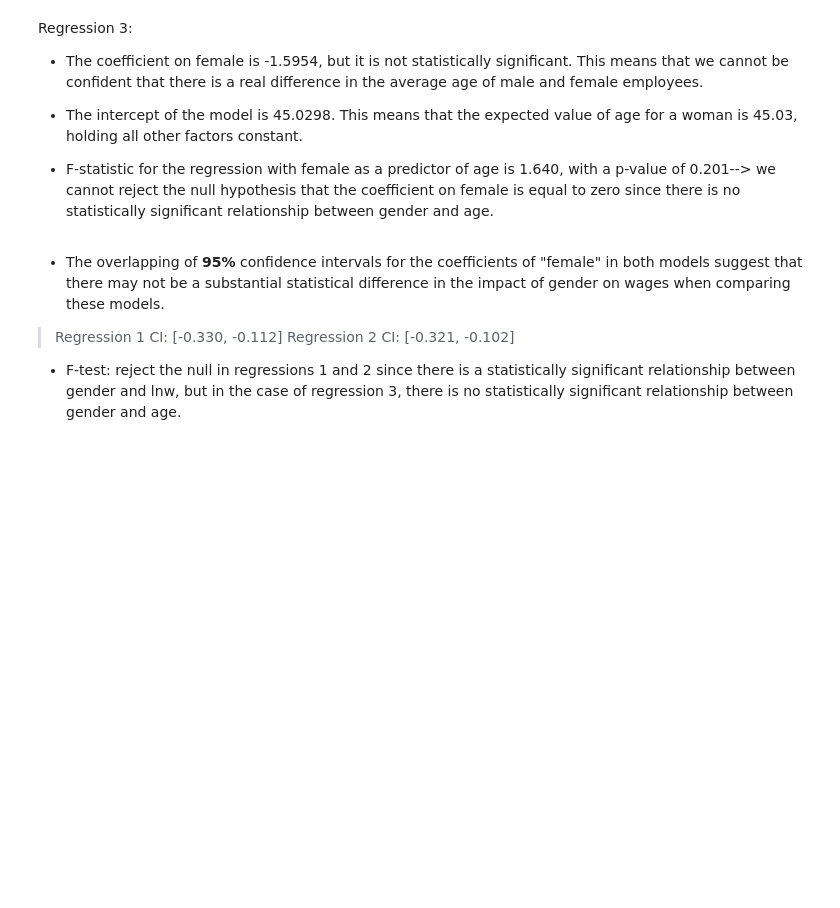
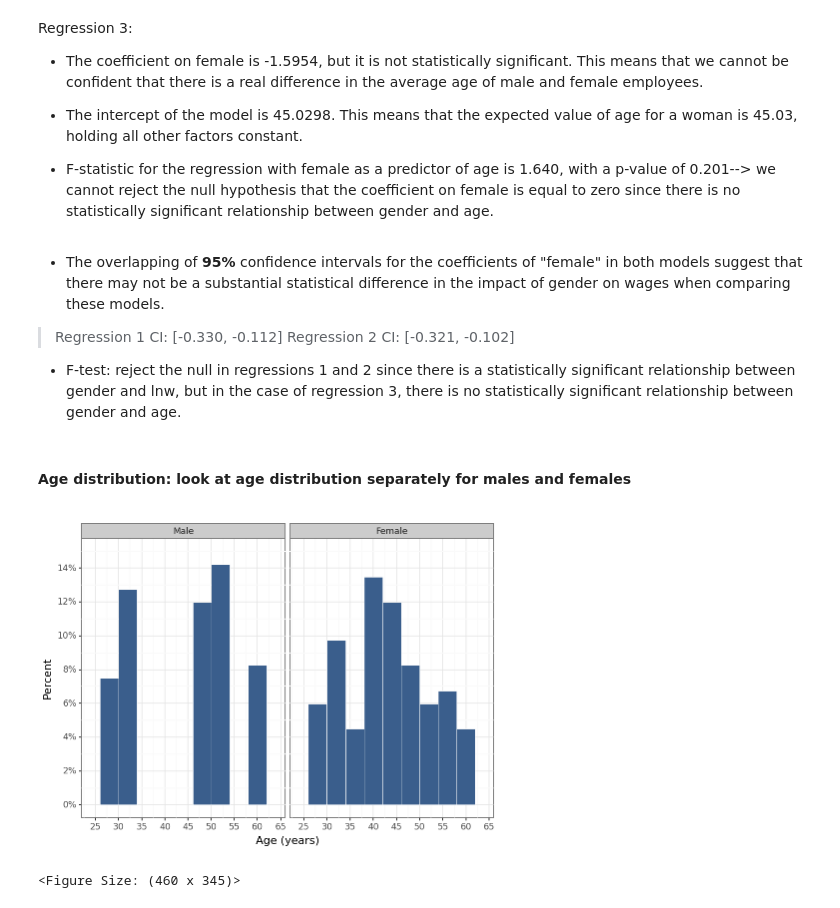
Before and after one commit to Alejandra-savagebriz/DA2, a Jupyter notebook: DA2_Assignment1.ipynb, the cells around one changed output. Drawn from its saved outputs; the diff is of its cells as text; code cells hidden in the pictures; blank space fills up the shorter version.

Commit message:
Addition of density plots and age distribution graph

```diff
--- a/DA2_Assignment1.ipynb
+++ b/DA2_Assignment1.ipynb
@@ -771,3 +771,33 @@ Regression 3:
 > Regression 2 CI: [-0.321, -0.102]
 
 - F-test: reject the null in regressions 1 and 2 since there is a statistically significant relationship between gender and lnw, but in the case of regression 3, there is no statistically significant relationship between gender and age.
+# %% [markdown]
+#### **Age distribution**: look at age distribution separately for males and females
+# %%
+(
+    ggplot(cps, aes(x="age", y="2*stat(count)/sum(stat(count))"))
+    + geom_histogram(
+        binwidth=4,
+        color="white",
+        fill=color[0],
+        size=0.25,
+        alpha=0.8,
+        show_legend=False,
+        na_rm=True,
+    )
+    + labs(x="Age (years)", y="Percent")
+    + facet_wrap("~female", labeller={"0": "Male", "1": "Female"})
+    + labs(x="Age (years)", y="Percent")
+    + scale_x_continuous(
+        limits=(24, 64),
+        breaks=seq(25, 65, by=5),
+    )
+    + scale_y_continuous(
+        limits=(0, 0.15), breaks=seq(0, 0.15, by=0.02), labels=percent_format()
+    )
+    + theme_bw()
+)
+#multiply y by 2 to see better
+# %% [output]
+[figure, added]
+<Figure Size: (460 x 345)>
```
Also changed, not shown: parts of 3 cells of this notebook.
